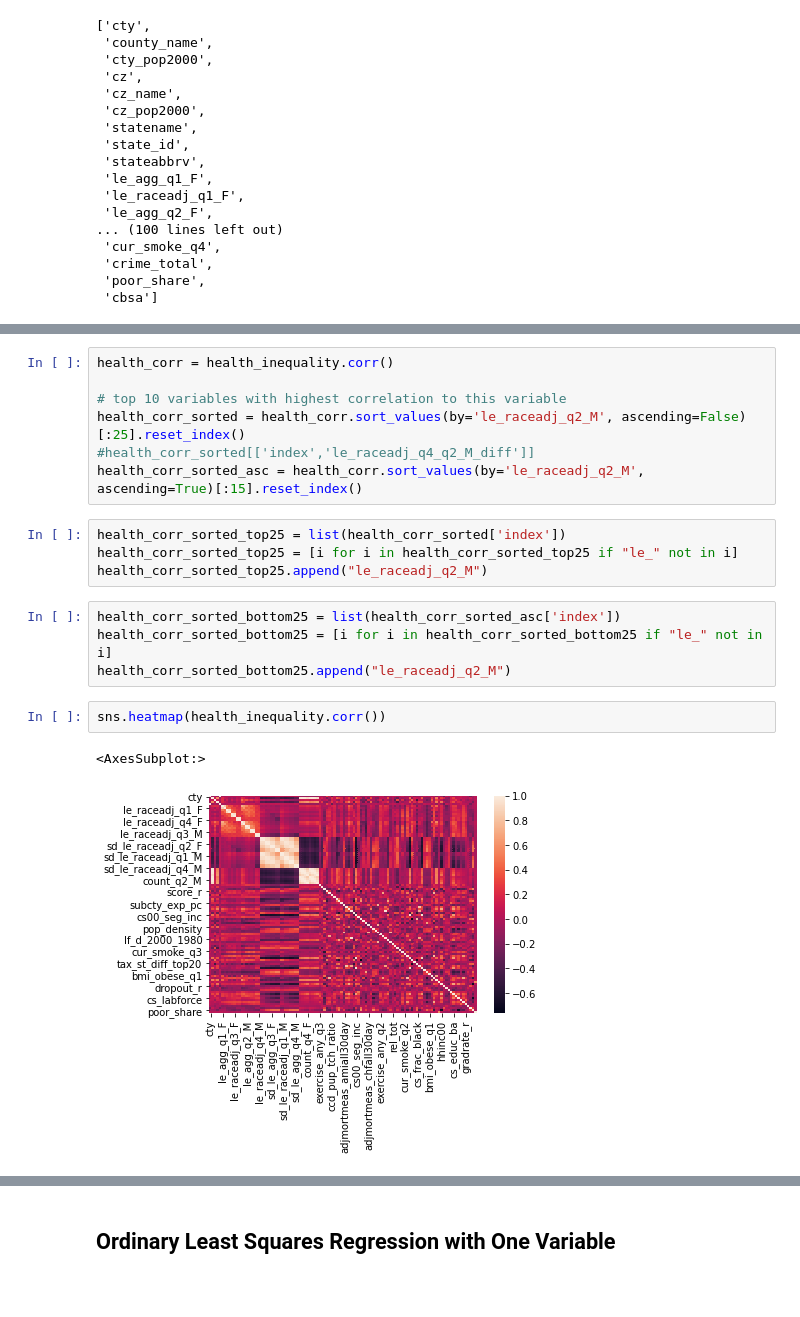
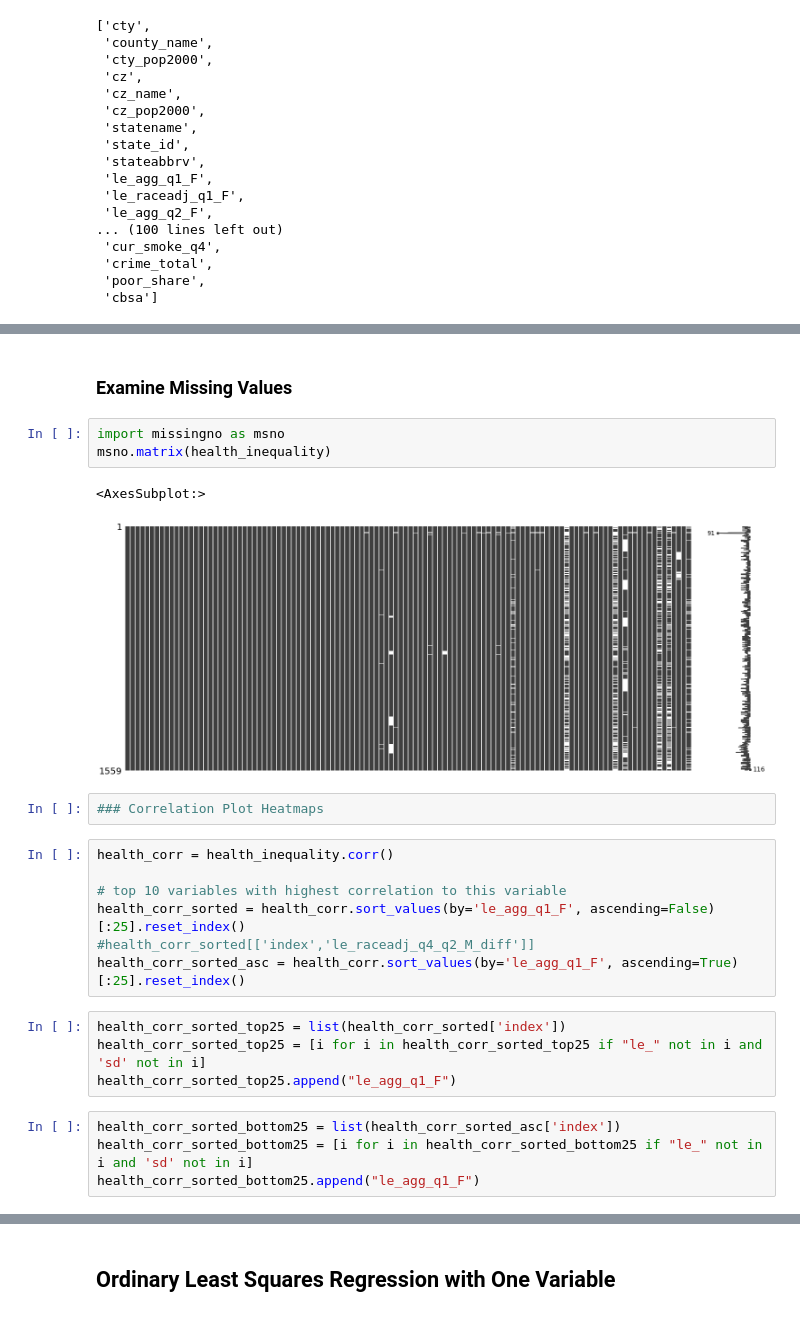
Before and after one commit to pballent/hia_225_healthinequality, a Jupyter notebook: HIA_255_Starter_Pandas_HealthInequality.ipynb, the cells around one changed output, grey strips where cells are left out. Cells and saved outputs as stored; diff of their text form; blank space fills up the shorter version.

```diff
--- a/HIA_255_Starter_Pandas_HealthInequality.ipynb
+++ b/HIA_255_Starter_Pandas_HealthInequality.ipynb
@@ -58,20 +107,25 @@ list(health_inequality.columns)
+# %% [markdown]
+### Examine Missing Values
+# %%
+import missingno as msno
+msno.matrix(health_inequality)
+# %% [output]
+<AxesSubplot:>
+[figure, added]
+# %%
+### Correlation Plot Heatmaps
 # %%
 health_corr = health_inequality.corr()
 
 # top 10 variables with highest correlation to this variable
-health_corr_sorted = health_corr.sort_values(by='le_raceadj_q2_M', ascending=False)[:25].reset_index()
+health_corr_sorted = health_corr.sort_values(by='le_agg_q1_F', ascending=False)[:25].reset_index()
 #health_corr_sorted[['index','le_raceadj_q4_q2_M_diff']]
-health_corr_sorted_asc = health_corr.sort_values(by='le_raceadj_q2_M', ascending=True)[:15].reset_index()
+health_corr_sorted_asc = health_corr.sort_values(by='le_agg_q1_F', ascending=True)[:25].reset_index()
 # %%
 health_corr_sorted_top25 = list(health_corr_sorted['index'])
-health_corr_sorted_top25 = [i for i in health_corr_sorted_top25 if "le_" not in i]
-health_corr_sorted_top25.append("le_raceadj_q2_M")
+health_corr_sorted_top25 = [i for i in health_corr_sorted_top25 if "le_" not in i and 'sd' not in i]
+health_corr_sorted_top25.append("le_agg_q1_F")
 # %%
 health_corr_sorted_bottom25 = list(health_corr_sorted_asc['index'])
-health_corr_sorted_bottom25 = [i for i in health_corr_sorted_bottom25 if "le_" not in i]
-health_corr_sorted_bottom25.append("le_raceadj_q2_M")
+health_corr_sorted_bottom25 = [i for i in health_corr_sorted_bottom25 if "le_" not in i and 'sd' not in i]
+health_corr_sorted_bottom25.append("le_agg_q1_F")
-# %%
-sns.heatmap(health_inequality.corr())
-# %% [output]
-<AxesSubplot:>
-[figure, removed]
```
Also changed, not shown: parts of 29 cells of this notebook.
